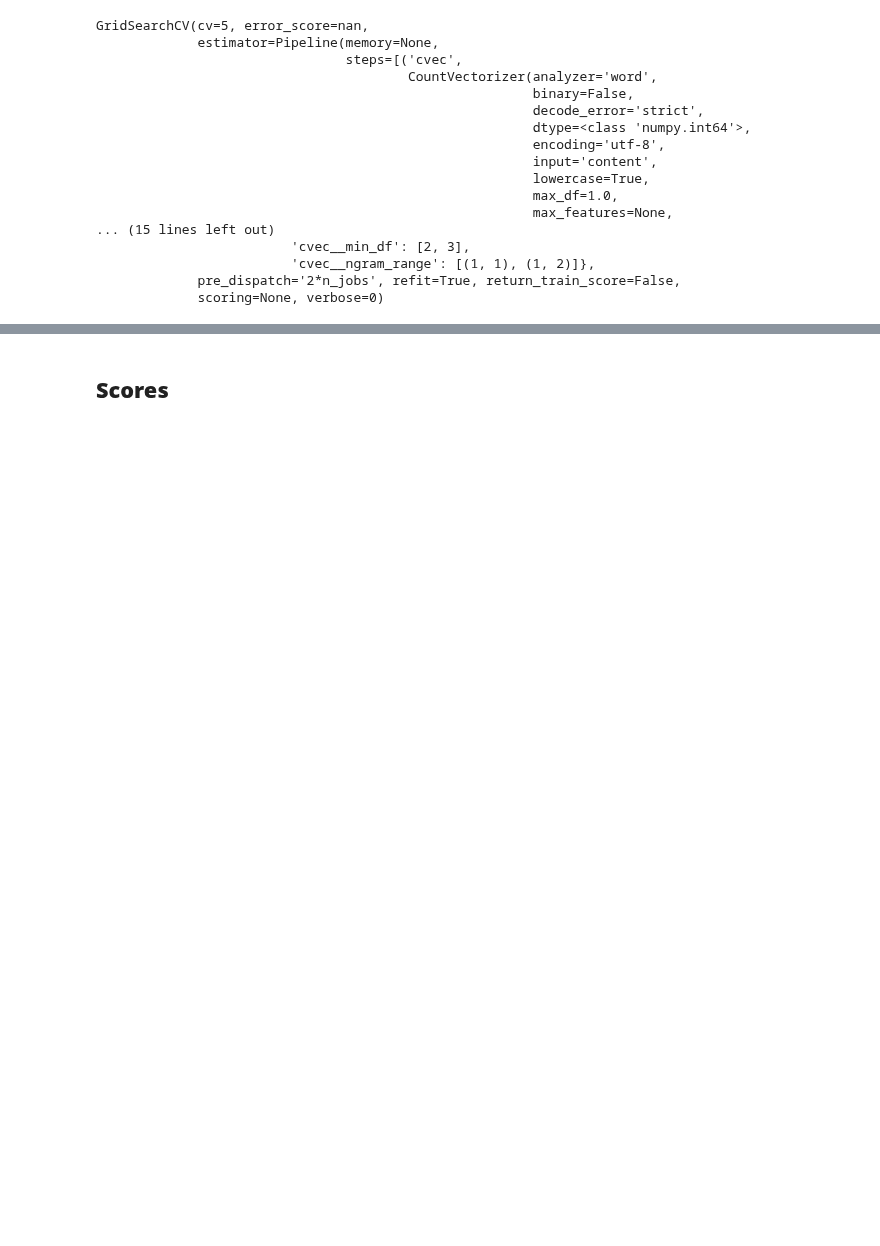
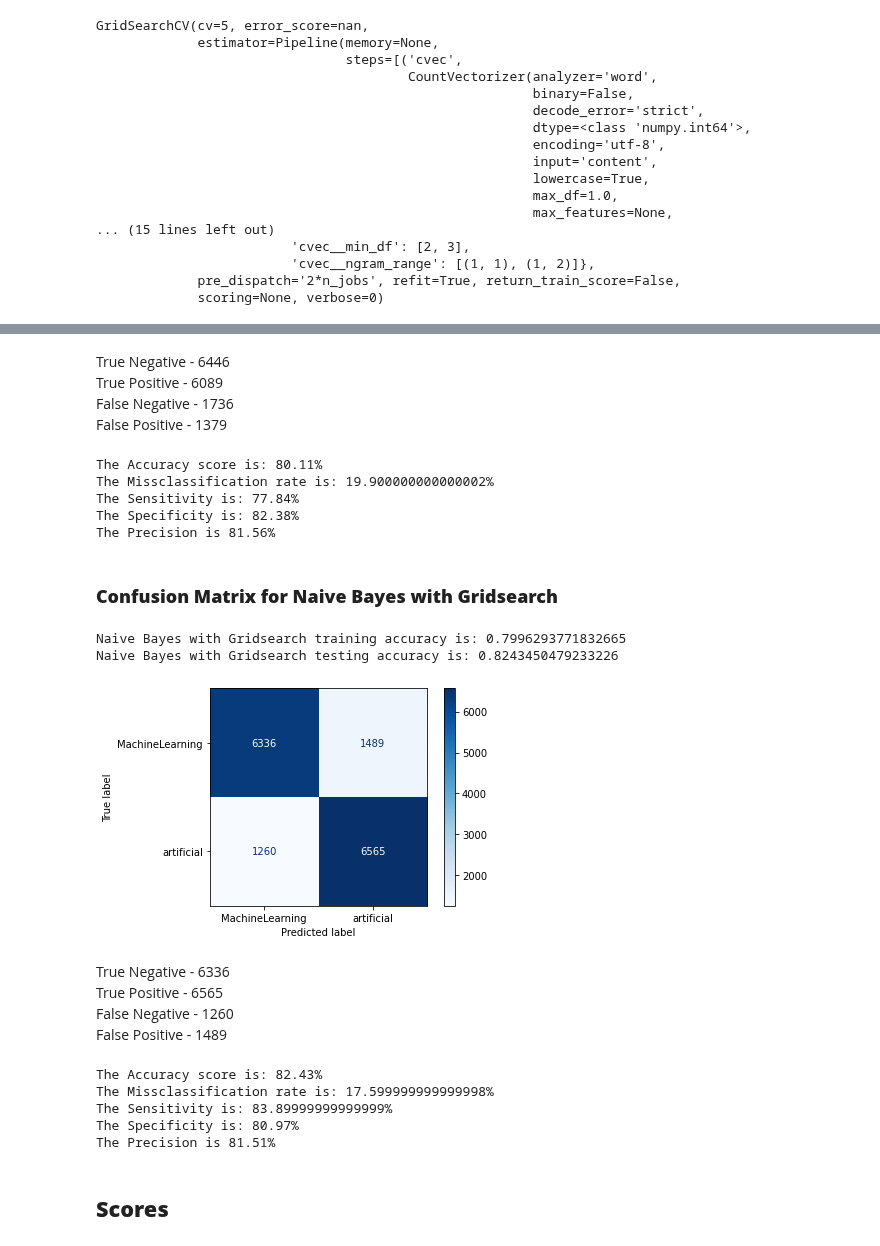
Before and after one commit to amcurley/GA_projects, a Jupyter notebook: Projects/project_3-master/04_title_selftext.ipynb, the cells around one changed output, grey strips where cells are left out. Drawn from its saved outputs; the diff is of its cells as text; code cells hidden in the pictures; blank space fills up the shorter version.

```diff
--- a/Projects/project_3-master/04_title_selftext.ipynb
+++ b/Projects/project_3-master/04_title_selftext.ipynb
@@ -400,0 +460,5 @@ Naive Bayes with Gridsearch training accuracy is: 0.810588772250114
+# %% [markdown]
+True Negative - 6446
+True Positive - 6089
+False Negative - 1736
+False Positive - 1379
@@ -400,0 +470,19 @@ Naive Bayes with Gridsearch training accuracy is: 0.810588772250114
+# %%
+# Accuracy:  # What percentage of observation did I correctly predict?
+print(f"The Accuracy score is: {round((TP + TN) / (TP + TN + FP + FN), 4) * 100}%")
+# Misclassification: # What percentage of observation did I incorrectly predict?
+print(f"The Missclassification rate is: {round((FP + FN) / (TP + TN + FP + FN), 3) * 100}%")
+# Sensitivity:  # Among Positives, how many did I get correctly? Same as recall
+print(f"The Sensitivity is: {round(TP / (TP + FN), 4) * 100}%")
+# Specificity:  # Among Negatives, how many did I get correctly?
+print(f"The Specificity is: {round(TN / (TN + FP), 4) * 100}%")
+# Precision: # Among Positives, how many did i Predict correct
+print(f"The Precision is {round(TP / (TP + FP), 4) * 100}%")
+# %% [output]
+The Accuracy score is: 80.11%
+The Missclassification rate is: 19.900000000000002%
+The Sensitivity is: 77.84%
+The Specificity is: 82.38%
+The Precision is 81.56%
+# %% [markdown]
+### **Confusion Matrix for Naive Bayes with Gridsearch**
@@ -400,0 +495,13 @@ Naive Bayes with Gridsearch training accuracy is: 0.810588772250114
+# %%
+plot_confusion_matrix(gs_cvec_nb, X_test['title_selftext'], y_test, cmap='Blues', values_format='d');
+print(f"Naive Bayes with Gridsearch training accuracy is: {gs_cvec_nb.score(X_train['title_selftext'], y_train)}")
+print(f"Naive Bayes with Gridsearch testing accuracy is: {gs_cvec_nb.score(X_test['title_selftext'], y_test)}")
+# %% [output]
+Naive Bayes with Gridsearch training accuracy is: 0.7996293771832665
+Naive Bayes with Gridsearch testing accuracy is: 0.8243450479233226
+[figure, added]
+# %% [markdown]
+True Negative - 6336
+True Positive - 6565
+False Negative - 1260
+False Positive - 1489
@@ -401,3 +513,21 @@ Naive Bayes with Gridsearch training accuracy is: 0.810588772250114
+# %%
+# Accuracy:  # What percentage of observation did I correctly predict?
+print(f"The Accuracy score is: {round((TP + TN) / (TP + TN + FP + FN), 4) * 100}%")
+# Misclassification: # What percentage of observation did I incorrectly predict?
+print(f"The Missclassification rate is: {round((FP + FN) / (TP + TN + FP + FN), 3) * 100}%")
+# Sensitivity:  # Among Positives, how many did I get correctly? Same as recall
+print(f"The Sensitivity is: {round(TP / (TP + FN), 4) * 100}%")
+# Specificity:  # Among Negatives, how many did I get correctly?
+print(f"The Specificity is: {round(TN / (TN + FP), 4) * 100}%")
+# Precision: # Among Positives, how many did i Predict correct
+print(f"The Precision is {round(TP / (TP + FP), 4) * 100}%")
+# %% [output]
+The Accuracy score is: 82.43%
+The Missclassification rate is: 17.599999999999998%
+The Sensitivity is: 83.89999999999999%
+The Specificity is: 80.97%
+The Precision is 81.51%
 # %% [markdown]
+<a name="scores"></a>
 ## **Scores**
 # %% [markdown]
```
Also changed, not shown: parts of 46 cells of this notebook, 2 other files.
